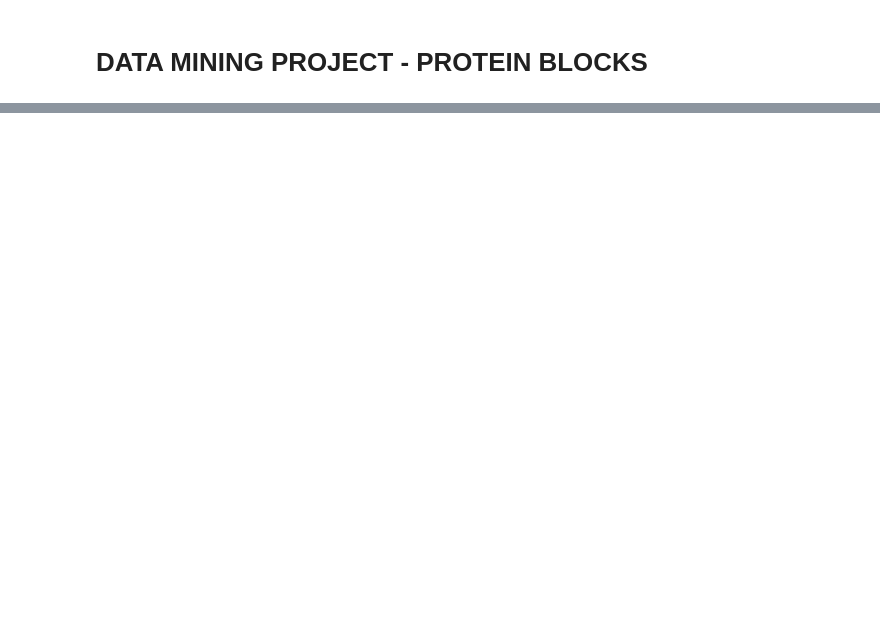
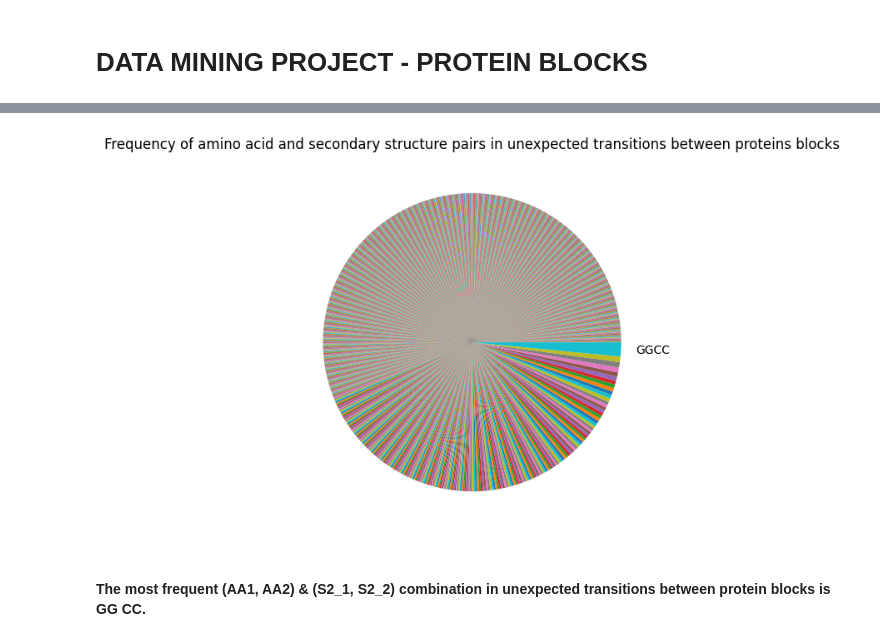
Before and after one commit to djurdjam02/DataMiningProject, a Jupyter notebook: project.ipynb, the cells around one changed output, grey strips where cells are left out. Drawn from its saved outputs; the diff is of its cells as text; code cells hidden in the pictures; blank space fills up the shorter version.

```diff
--- a/project.ipynb
+++ b/project.ipynb
@@ -158,0 +160,3 @@ plt.show()
+# %%
+df_aa_s2, _ = filter_data_set(df, list(('Protein_number', 'PB1', 'PB2', 'expected_frequency')), 'AA1-AA2-S2_1-S2_2')
+df_aa_s2
@@ -158,0 +177,6 @@ plt.show()
+# %%
+visualize_frequency(df_aa_s2, 'amino acid and secondary structure')
+# %% [output]
+[figure, added]
+# %% [markdown]
+#### The most frequent (AA1, AA2) & (S2_1, S2_2) combination in unexpected transitions between protein blocks is GG CC.
```
Also changed, not shown: parts of 38 cells of this notebook.
